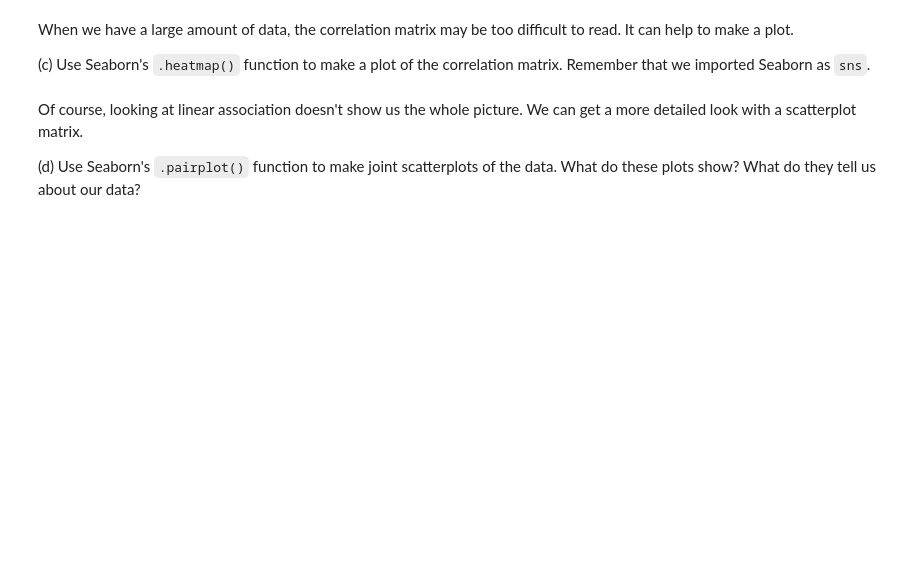
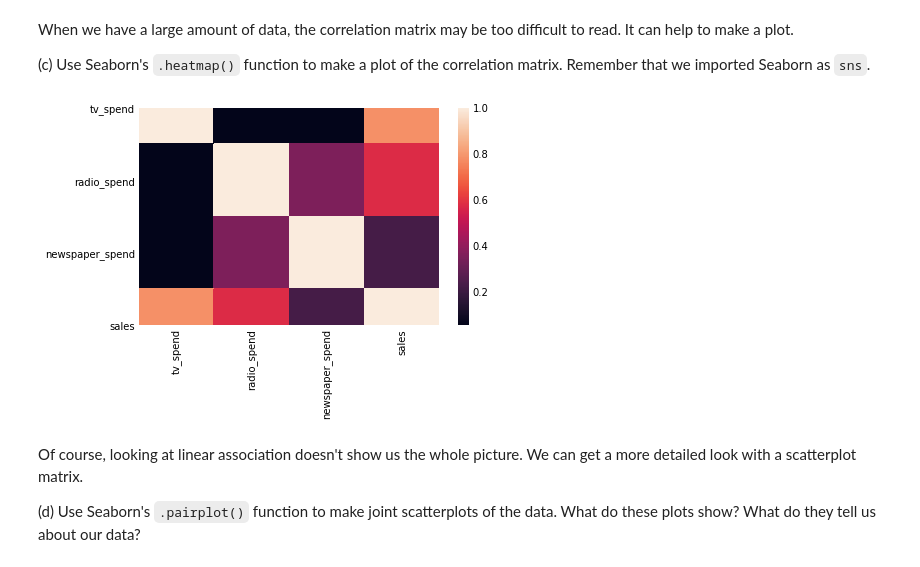
Before and after one commit to ShelyBhogal/data-science, a Jupyter notebook: 08-experiments-hypotesis-tests/08 experiments-hypothesis-tests_NM.ipynb, the cells around one changed output. Saved outputs shown, nothing was run; the diff lists cells and outputs as text; code cells hidden in the pictures; blank space fills up the shorter version.

```diff
--- a/08-experiments-hypotesis-tests/08 experiments-hypothesis-tests_NM.ipynb
+++ b/08-experiments-hypotesis-tests/08 experiments-hypothesis-tests_NM.ipynb
@@ -213,6 +267,12 @@ first_five =
 When we have a large amount of data, the correlation matrix may be too difficult to read. It can help to make a plot.
 
 (c) Use Seaborn's `.heatmap()` function to make a plot of the correlation matrix. Remember that we imported Seaborn as `sns`.
+# %%
+# Make a heatmap on the correlation matrix
+advertising_correlations = advertising_data.corr();
+sns.heatmap(advertising_correlations);
+# %% [output]
+[figure, added]
 # %% [markdown]
 Of course, looking at linear association doesn't show us the whole picture. We can get a more detailed look with a scatterplot matrix.
 
```
Also changed, not shown: parts of 22 cells of this notebook, 2 other files.
